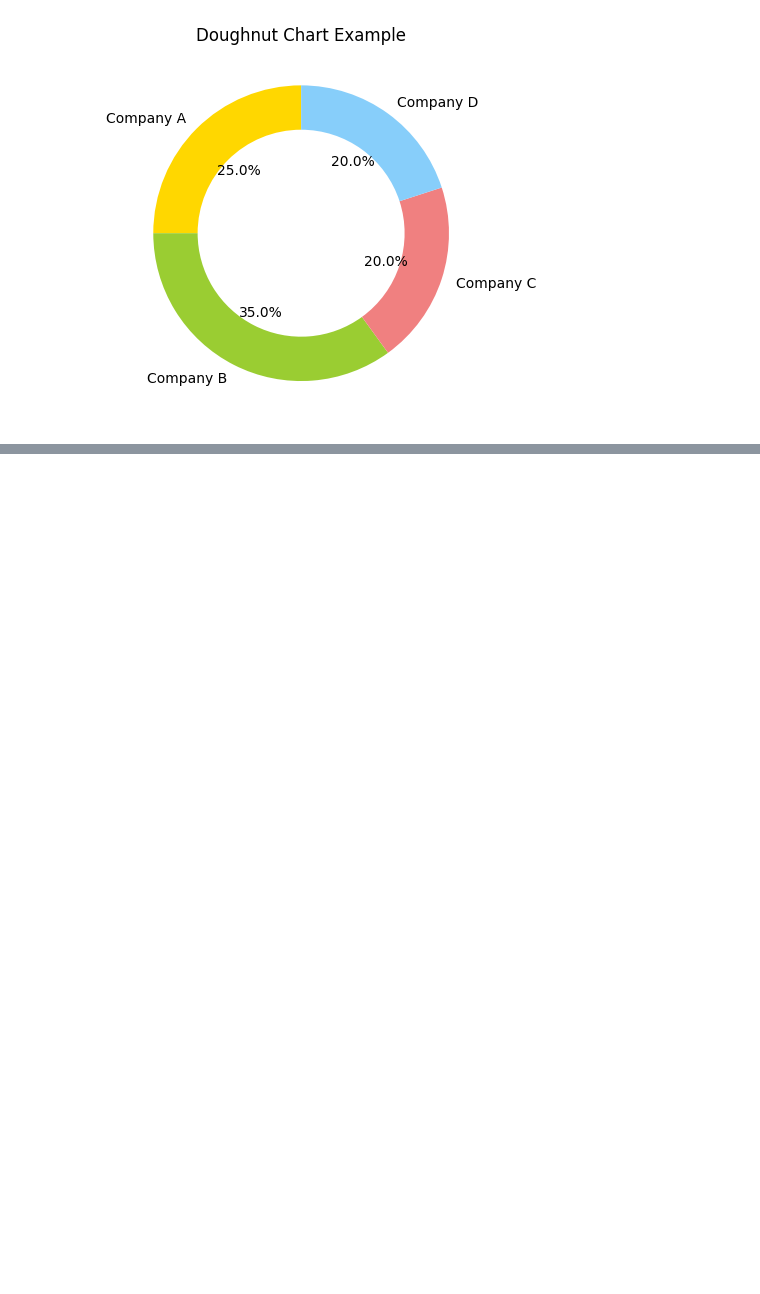
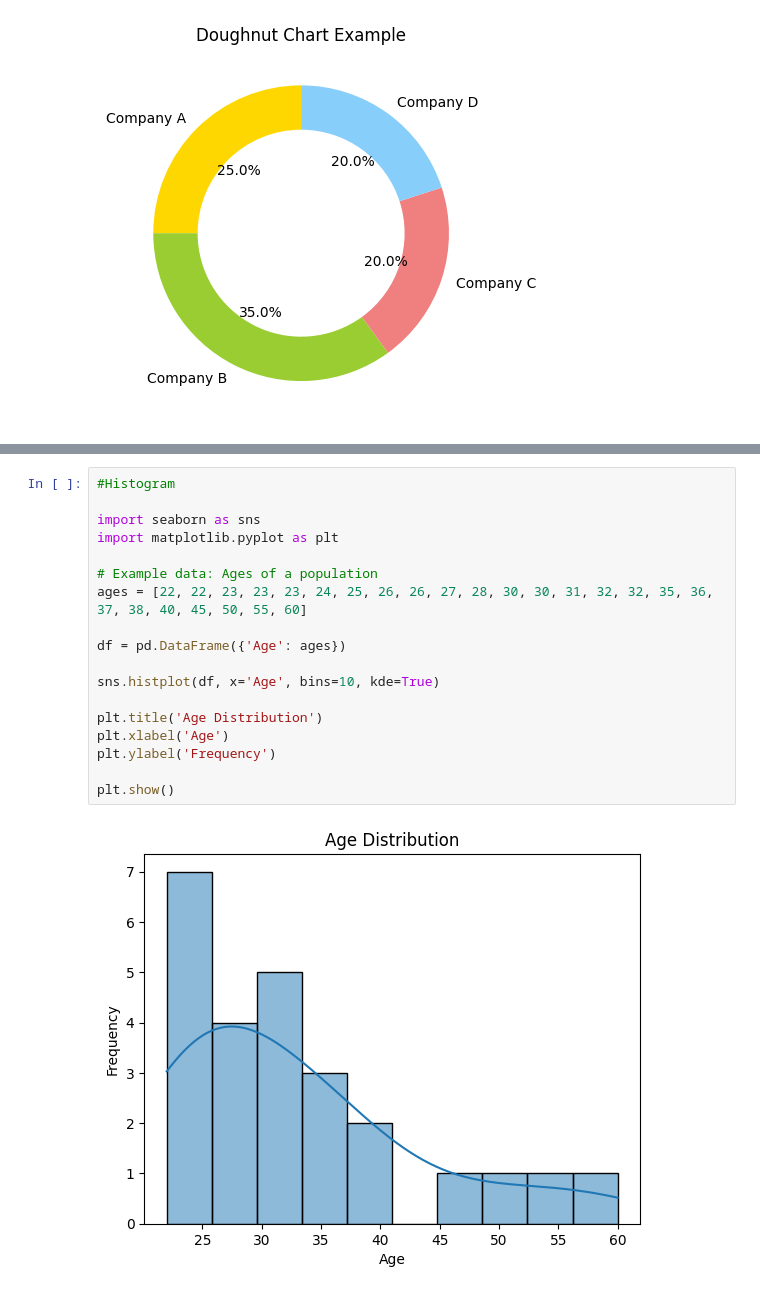
Before and after one commit to sharanya1234567/Sharanya-Vemula-1, a Jupyter notebook: Day12(1_7_24).ipynb, the cells around one changed output, grey strips where cells are left out. Drawn from its saved outputs; the diff is of its cells as text; blank space fills up the shorter version.

```diff
--- a/Day12(1_7_24).ipynb
+++ b/Day12(1_7_24).ipynb
@@ -514,0 +589,20 @@ plt.show()
+# %%
+#Histogram
+
+import seaborn as sns
+import matplotlib.pyplot as plt
+
+# Example data: Ages of a population
+ages = [22, 22, 23, 23, 23, 24, 25, 26, 26, 27, 28, 30, 30, 31, 32, 32, 35, 36, 37, 38, 40, 45, 50, 55, 60]
+
+df = pd.DataFrame({'Age': ages})
+
+sns.histplot(df, x='Age', bins=10, kde=True)
+
+plt.title('Age Distribution')
+plt.xlabel('Age')
+plt.ylabel('Frequency')
+
+plt.show()
+# %% [output]
+[figure, added]
```
Also changed, not shown: parts of 21 cells of this notebook.
